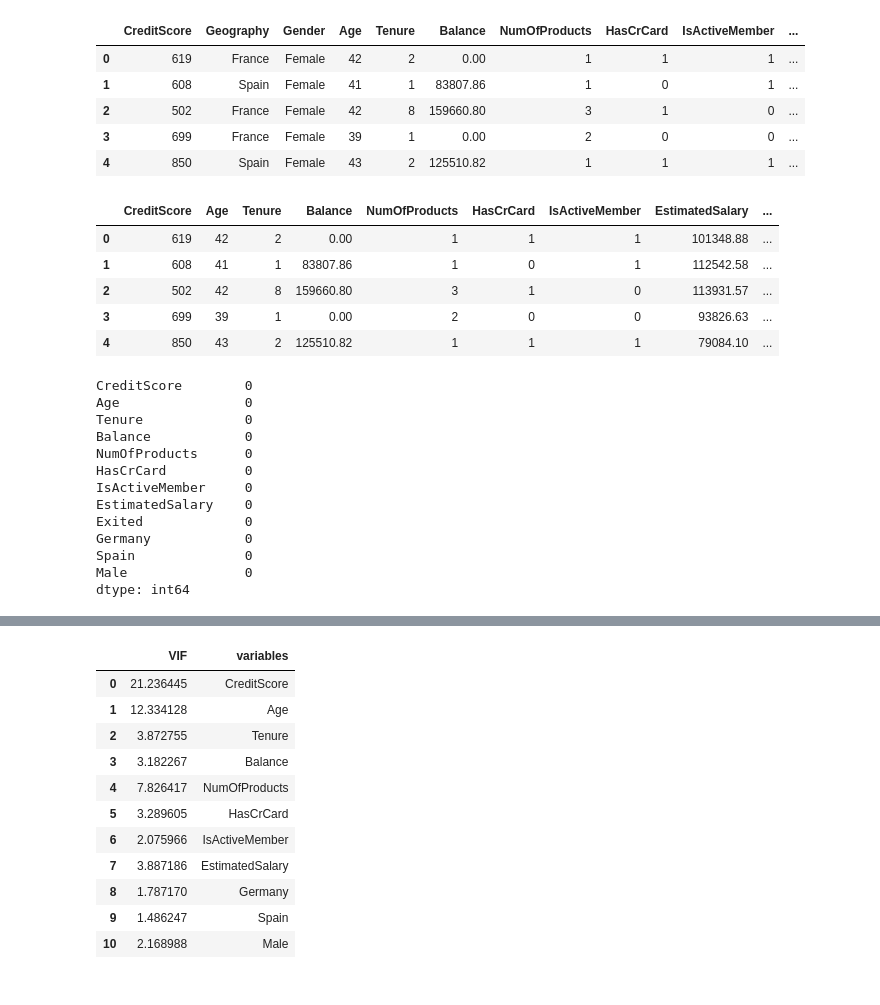
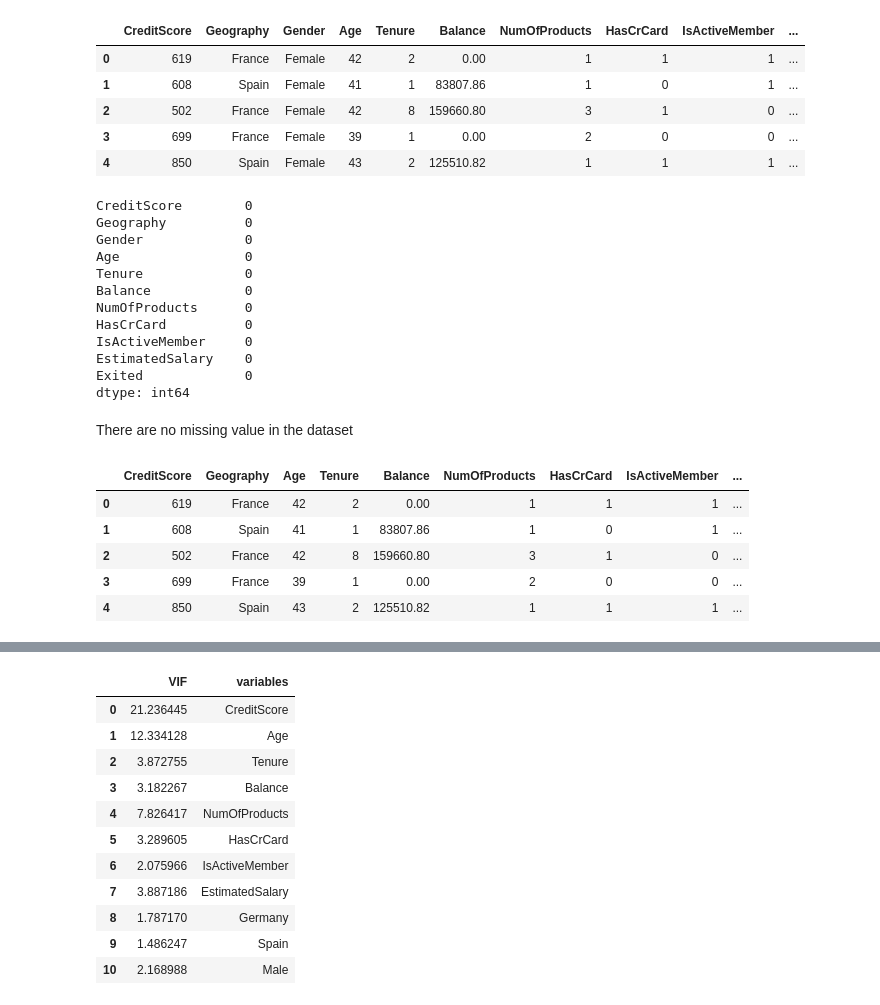
Before and after one commit to IT21068850/Banking_Churn_Prediction, a Jupyter notebook: churnModel.ipynb, the cells around one changed output, grey strips where cells are left out. Cells and saved outputs as stored; diff of their text form; code cells hidden in the pictures.

```diff
--- a/churnModel.ipynb
+++ b/churnModel.ipynb
@@ -42,8 +42,3 @@ dataset.head(5)
 | 2 | 502 | France | Female | 42 | 8 | 159660.80 | 3 | 1 | 0 | ... |
 | 3 | 699 | France | Female | 39 | 1 | 0.00 | 2 | 0 | 0 | ... |
 | 4 | 850 | Spain | Female | 43 | 2 | 125510.82 | 1 | 1 | 1 | ... |
-# %%
-#Converting catergorical columns to numerical columns
-#First we remove the catergorical columns ("Geneder" and "Geography")
-
-dataset = dataset.drop(["Geography","Gender"],axis=1)
@@ -53,19 +45,11 @@ Gender = pd.get_dummies(customer_data.Gender).iloc[:,1:]
-# %%
-dataset = pd.concat([dataset,Geography,Gender],axis=1)
-# %%
-dataset.head(5)
-# %% [output]
-|  | CreditScore | Age | Tenure | Balance | NumOfProducts | HasCrCard | IsActiveMember | EstimatedSalary | ... |
-| 0 | 619 | 42 | 2 | 0.00 | 1 | 1 | 1 | 101348.88 | ... |
-| 1 | 608 | 41 | 1 | 83807.86 | 1 | 0 | 1 | 112542.58 | ... |
-| 2 | 502 | 42 | 8 | 159660.80 | 3 | 1 | 0 | 113931.57 | ... |
-| 3 | 699 | 39 | 1 | 0.00 | 2 | 0 | 0 | 93826.63 | ... |
-| 4 | 850 | 43 | 2 | 125510.82 | 1 | 1 | 1 | 79084.10 | ... |
 # %%
-#Checking for missing values
-dataset.isnull().sum()
+#Checking for Missing Values
+count = dataset.isnull().sum()
+print(count)
 # %% [output]
 CreditScore        0
+Geography          0
+Gender             0
 Age                0
 Tenure             0
 Balance            0
@@ -74,7 +58,22 @@ HasCrCard          0
 IsActiveMember     0
 EstimatedSalary    0
 Exited             0
-Germany            0
-Spain              0
-Male               0
 dtype: int64
+# %% [markdown]
+There are no missing value in the dataset
+# %%
+#Converting catergorical columns to numerical columns
+# One-Hot Encoding is used for this purpose
+
+#One-Hot Encoding Gender Column
+encoded_columns = pd.get_dummies(dataset["Gender"],prefix="Gender")
+dataset = pd.concat([dataset,encoded_columns],axis=1)
+dataset.drop("Gender",axis=1,inplace=True)
+dataset.head(5)
+# %% [output]
+|  | CreditScore | Geography | Age | Tenure | Balance | NumOfProducts | HasCrCard | IsActiveMember | ... |
+| 0 | 619 | France | 42 | 2 | 0.00 | 1 | 1 | 1 | ... |
+| 1 | 608 | Spain | 41 | 1 | 83807.86 | 1 | 0 | 1 | ... |
+| 2 | 502 | France | 42 | 8 | 159660.80 | 3 | 1 | 0 | ... |
+| 3 | 699 | France | 39 | 1 | 0.00 | 2 | 0 | 0 | ... |
+| 4 | 850 | Spain | 43 | 2 | 125510.82 | 1 | 1 | 1 | ... |
```
Also changed, not shown: parts of 2 cells of this notebook.
